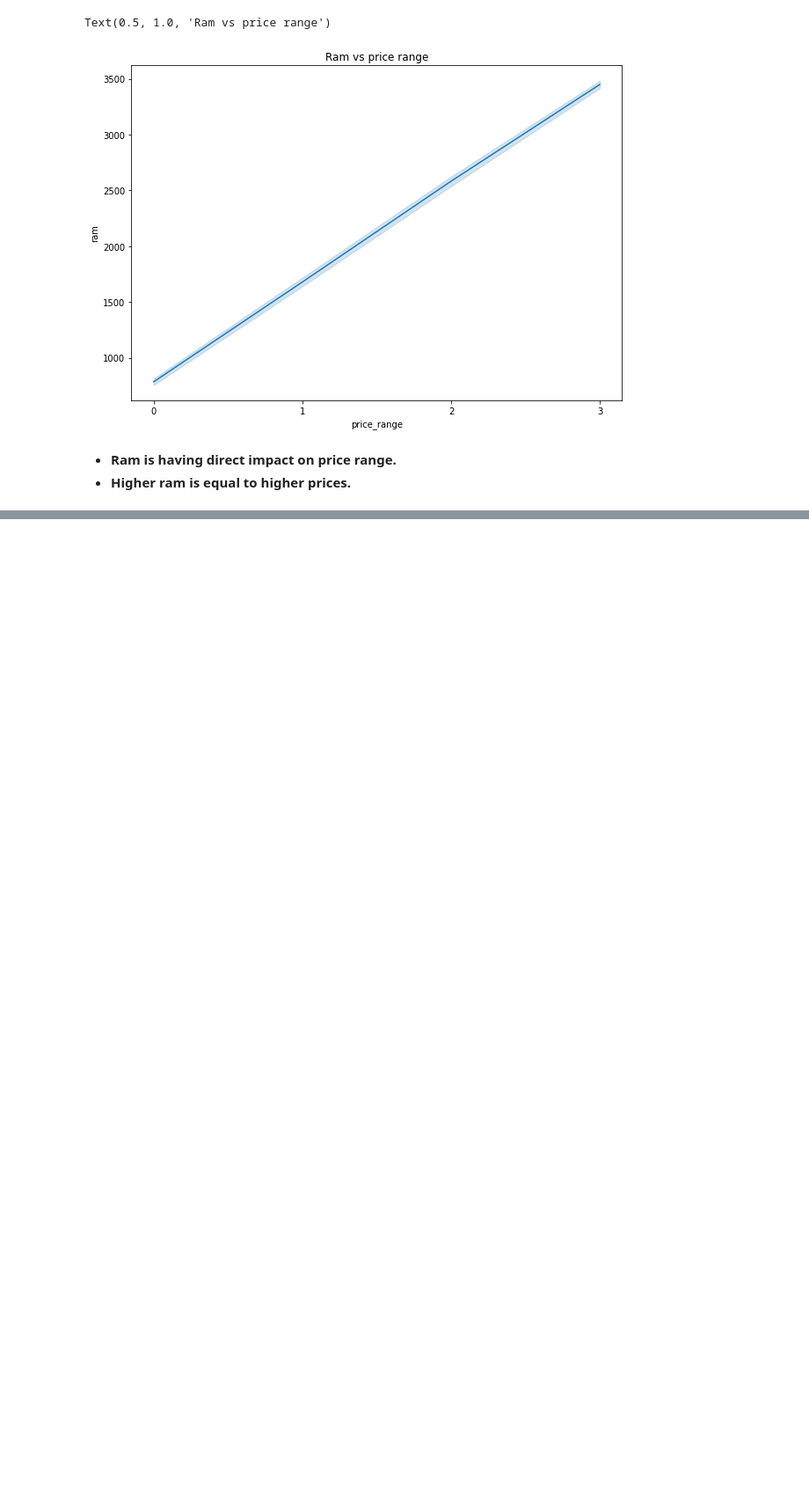
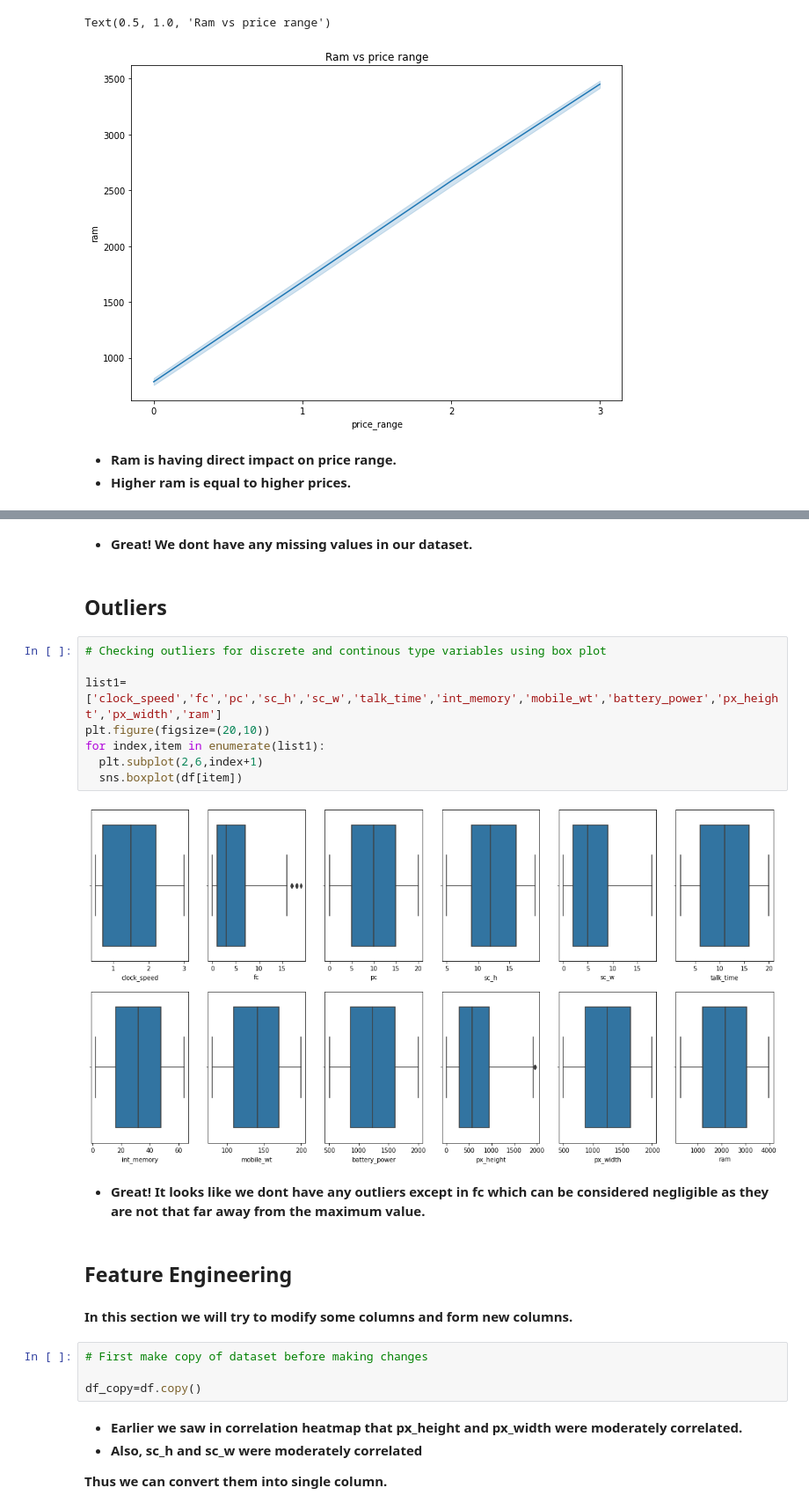
Before and after one commit to PuroshotamSingh/Mobile-Price-Range-Prediction, a Jupyter notebook: Mobile_Price_Range_Prediction_Puroshotam_Singh_Capstone_Project_3.ipynb, the cells around one changed output, grey strips where cells are left out. Shown: that part at 88% size. Cells and saved outputs as stored; diff of their text form; blank space fills up the shorter version.

```diff
--- a/Mobile_Price_Range_Prediction_Puroshotam_Singh_Capstone_Project_3.ipynb
+++ b/Mobile_Price_Range_Prediction_Puroshotam_Singh_Capstone_Project_3.ipynb
@@ -526,0 +587,29 @@ Text(0.5, 1.0, 'Ram vs price range')
+# %% [markdown]
+* **Great! We dont have any missing values in our dataset.**
+# %% [markdown]
+## **Outliers**
+# %%
+# Checking outliers for discrete and continous type variables using box plot
+
+list1=['clock_speed','fc','pc','sc_h','sc_w','talk_time','int_memory','mobile_wt','battery_power','px_height','px_width','ram']
+plt.figure(figsize=(20,10))
+for index,item in enumerate(list1):
+  plt.subplot(2,6,index+1)
+  sns.boxplot(df[item])
+# %% [output]
+[figure, added]
+# %% [markdown]
+* **Great! It looks like we dont have any outliers except in fc which can be considered negligible as they are not that far away from the maximum value.**
+# %% [markdown]
+## **Feature Engineering**
+# %% [markdown]
+**In this section we will try to modify some columns and form new columns.**
+# %%
+# First make copy of dataset before making changes
+
+df_copy=df.copy()
+# %% [markdown]
+* **Earlier we saw in correlation heatmap that px_height and px_width were moderately correlated.**
+* **Also, sc_h and sc_w were moderately correlated**
+
+**Thus we can convert them into single column.**
```
Also changed, not shown: parts of 16 cells of this notebook.
